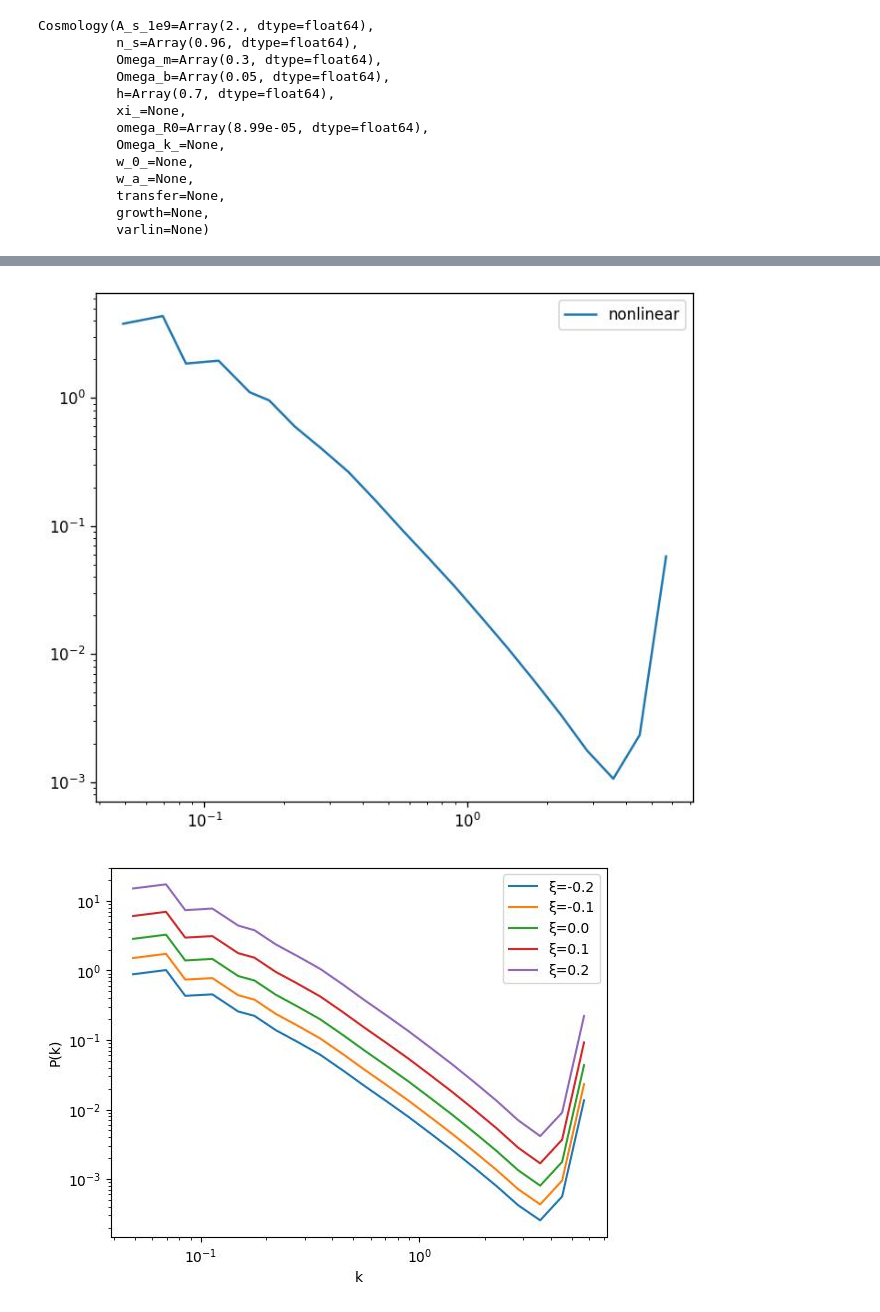
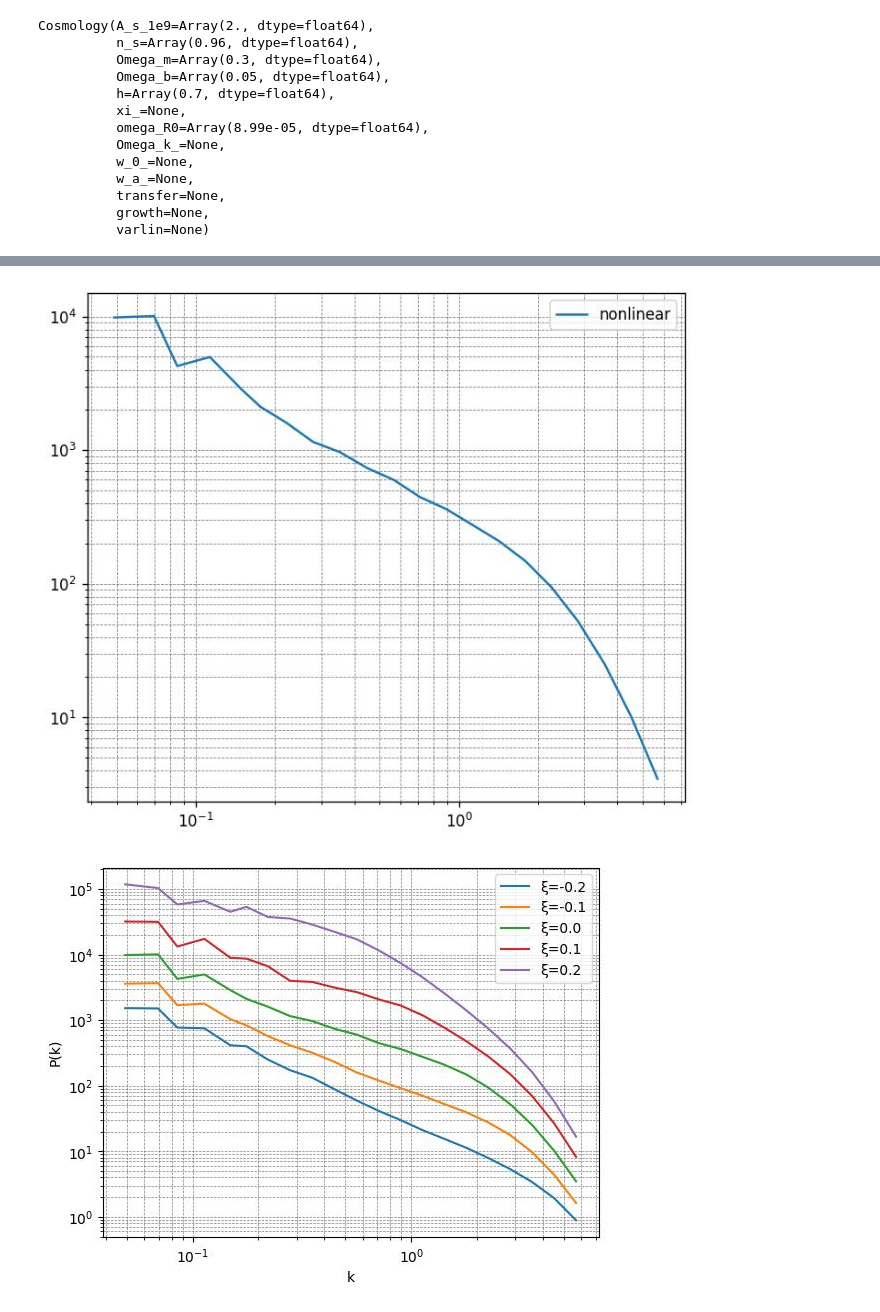
Before and after one commit to pvinig/pmwd, a Jupyter notebook: docs/notebooks/xi.ipynb, the cells around one changed output, grey strips where cells are left out. Cells and saved outputs as stored; diff of their text form; code cells hidden in the pictures.

```diff
--- a/docs/notebooks/xi.ipynb
+++ b/docs/notebooks/xi.ipynb
@@ -118,32 +120,35 @@ se nao chama a func nbody, o epectro fica congelado nas condicoes iniciais
 # %%
 dens = scatter(ptcl, conf)
 
-k, P, _, _ = powspec(dens, conf.cell_size)
+kcdm, Pcdm, _, _ = powspec(dens, conf.cell_size)
 
 plt.figure(figsize=(7, 6), dpi=120)
-plt.loglog(k, P, ls='-', label='nonlinear')
+plt.loglog(kcdm, Pcdm, ls='-', label='nonlinear')
+plt.grid(True, which='both', ls='--', lw=0.5, color='gray')
 plt.legend();
 # %% [output]
-[figure, old version]
+[figure, new version]
 # %%
 def nolin_ps(cosmo, modes):
     cosmo = jax.block_until_ready(boltzmann(cosmo, conf))
     modes = linear_modes(modes, cosmo, conf)
-    ptcl, _ = jax.block_until_ready(lpt(modes, cosmo, conf))
+    ptcl, obsvbl = jax.block_until_ready(lpt(modes, cosmo, conf))
+    ptcl, obsvbl = jax.block_until_ready(nbody(ptcl, obsvbl, cosmo, conf))
     dens = scatter(ptcl, conf)
     return powspec(dens, conf.cell_size)[:2]
 
 cosmology = Cosmology(conf, A_s_1e9=2.0, n_s=0.96, Omega_m=0.3, Omega_b=0.05, h=0.7, xi_= 0.0, w_0_ =-1.0)
 modes = white_noise(0, conf)
 
 xis = [-0.2, -0.1, 0.0, +0.1, +0.2]
 fig, ax = plt.subplots()
 for xi in xis:
     cosmo = cosmology.replace(xi_=xi)
     k, P   = nolin_ps(cosmo, modes)
     ax.loglog(k, P, label=f'ξ={xi}')
 ax.set(xlabel='k', ylabel='P(k)')
 ax.legend()
+plt.grid(True, which='both', ls='--', lw=0.5, color='gray')
 plt.show()
 # %% [output]
-[figure, old version]
+[figure, new version]
```
Also changed, not shown: parts of 4 cells of this notebook, 4 other files.
